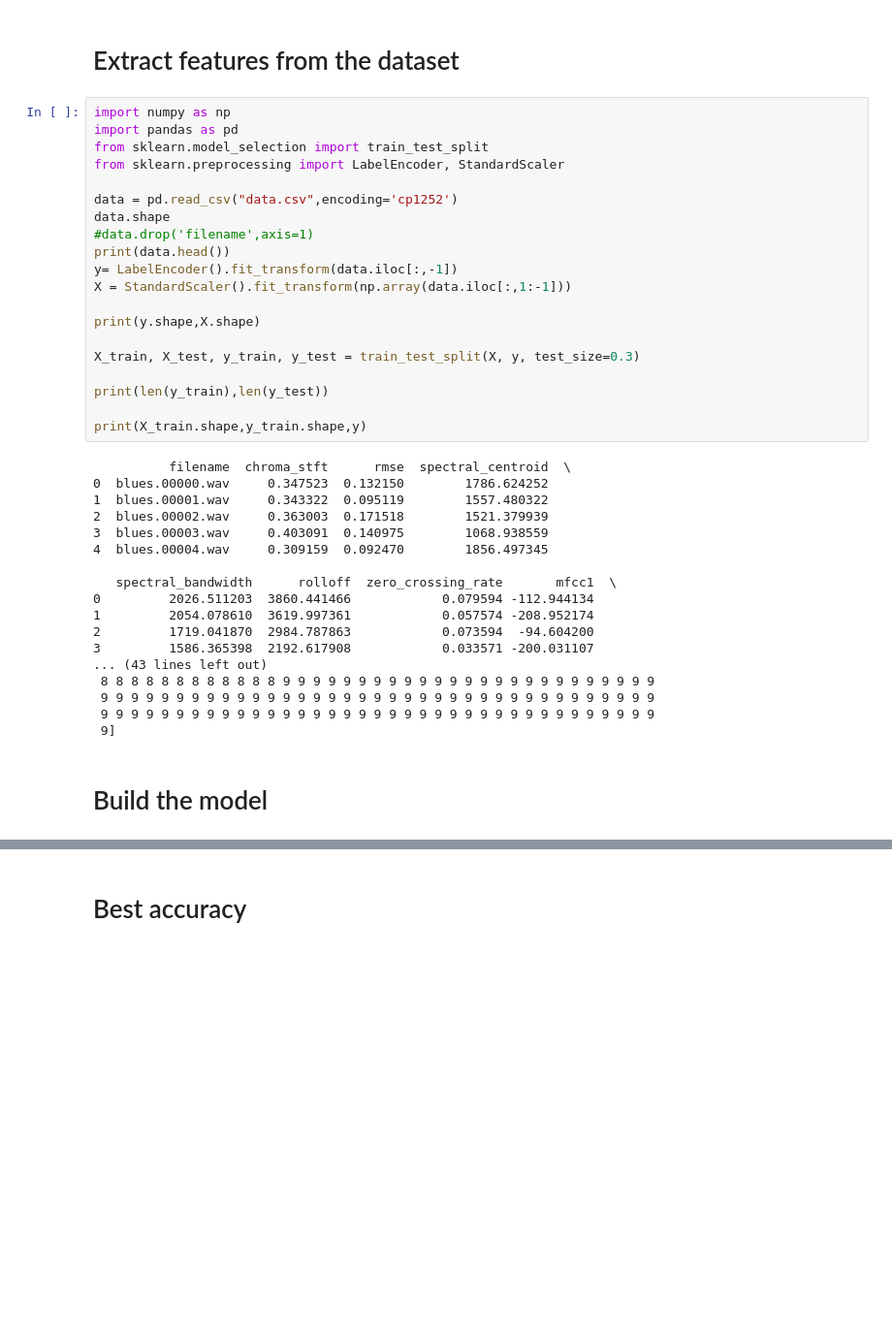
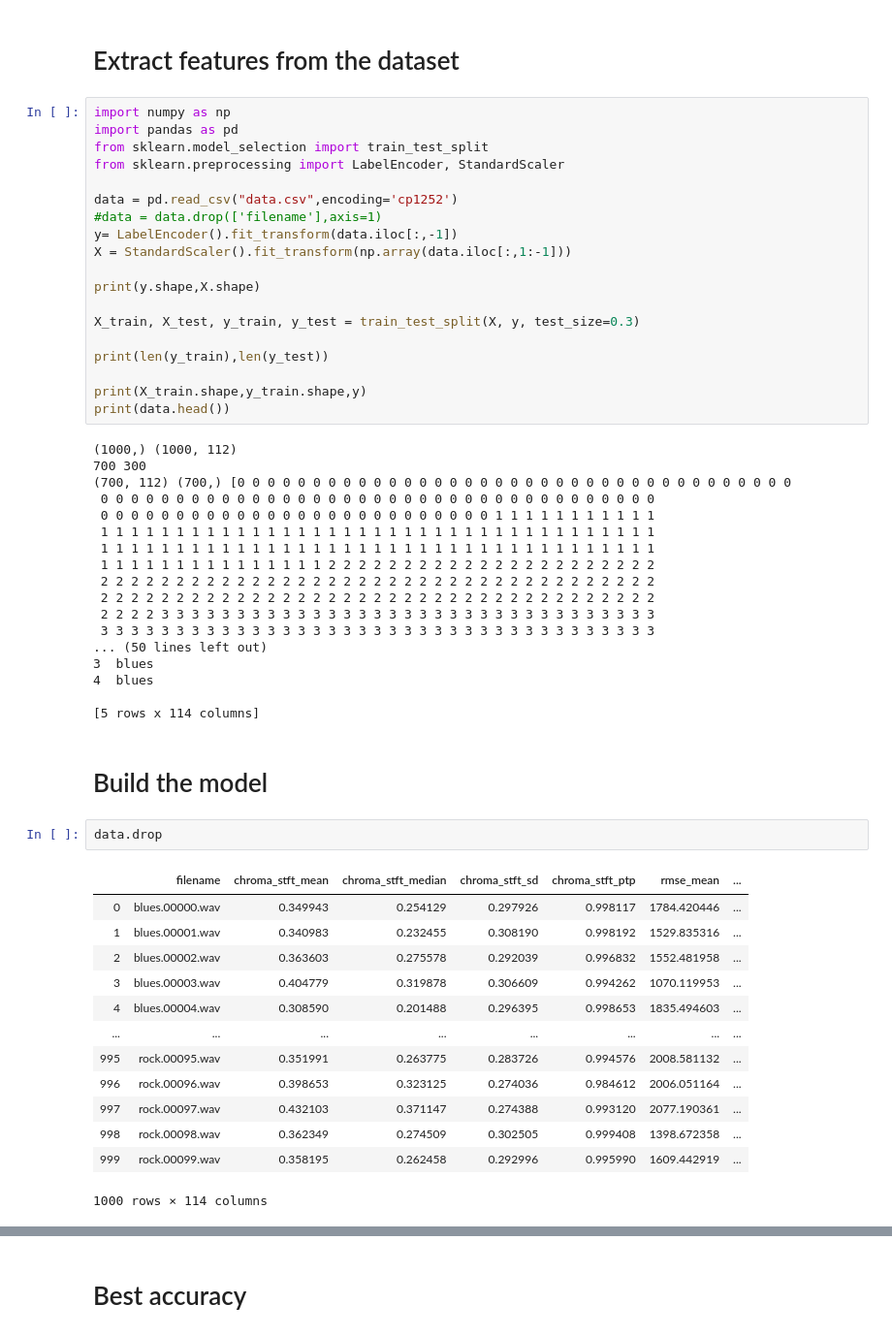
Before and after one commit to rohanbojja/audient, a Jupyter notebook: build.ipynb, the cells around one changed output, grey strips where cells are left out. Shown: that part at 97% size. Cells and saved outputs as stored; diff of their text form; blank space fills up the shorter version.

```diff
--- a/build.ipynb
+++ b/build.ipynb
@@ -79,9 +168,7 @@ from sklearn.model_selection import train_test_split
 from sklearn.preprocessing import LabelEncoder, StandardScaler
 
 data = pd.read_csv("data.csv",encoding='cp1252')
-data.shape
-#data.drop('filename',axis=1)
-print(data.head())
+#data = data.drop(['filename'],axis=1)
 y= LabelEncoder().fit_transform(data.iloc[:,-1])
 X = StandardScaler().fit_transform(np.array(data.iloc[:,1:-1]))
 
@@ -92,26 +179,43 @@ X_train, X_test, y_train, y_test = train_test_split(X, y, test_size=0.3)
 print(len(y_train),len(y_test))
 
 print(X_train.shape,y_train.shape,y)
+print(data.head())
 # %% [output]
-          filename  chroma_stft      rmse  spectral_centroid  \
-0  blues.00000.wav     0.347523  0.132150        1786.624252
-1  blues.00001.wav     0.343322  0.095119        1557.480322
-2  blues.00002.wav     0.363003  0.171518        1521.379939
-3  blues.00003.wav     0.403091  0.140975        1068.938559
-4  blues.00004.wav     0.309159  0.092470        1856.497345
+(1000,) (1000, 112)
+700 300
+(700, 112) (700,) [0 0 0 0 0 0 0 0 0 0 0 0 0 0 0 0 0 0 0 0 0 0 0 0 0 0 0 0 0 0 0 0 0 0 0 0 0
+ 0 0 0 0 0 0 0 0 0 0 0 0 0 0 0 0 0 0 0 0 0 0 0 0 0 0 0 0 0 0 0 0 0 0 0 0 0
+ 0 0 0 0 0 0 0 0 0 0 0 0 0 0 0 0 0 0 0 0 0 0 0 0 0 0 1 1 1 1 1 1 1 1 1 1 1
+ 1 1 1 1 1 1 1 1 1 1 1 1 1 1 1 1 1 1 1 1 1 1 1 1 1 1 1 1 1 1 1 1 1 1 1 1 1
+ 1 1 1 1 1 1 1 1 1 1 1 1 1 1 1 1 1 1 1 1 1 1 1 1 1 1 1 1 1 1 1 1 1 1 1 1 1
+ 1 1 1 1 1 1 1 1 1 1 1 1 1 1 1 2 2 2 2 2 2 2 2 2 2 2 2 2 2 2 2 2 2 2 2 2 2
+ 2 2 2 2 2 2 2 2 2 2 2 2 2 2 2 2 2 2 2 2 2 2 2 2 2 2 2 2 2 2 2 2 2 2 2 2 2
+ 2 2 2 2 2 2 2 2 2 2 2 2 2 2 2 2 2 2 2 2 2 2 2 2 2 2 2 2 2 2 2 2 2 2 2 2 2
+ 2 2 2 2 3 3 3 3 3 3 3 3 3 3 3 3 3 3 3 3 3 3 3 3 3 3 3 3 3 3 3 3 3 3 3 3 3
+ 3 3 3 3 3 3 3 3 3 3 3 3 3 3 3 3 3 3 3 3 3 3 3 3 3 3 3 3 3 3 3 3 3 3 3 3 3
+... (50 lines left out)
+3  blues
+4  blues
 
-   spectral_bandwidth      rolloff  zero_crossing_rate       mfcc1  \
-0         2026.511203  3860.441466            0.079594 -112.944134
-1         2054.078610  3619.997361            0.057574 -208.952174
-2         1719.041870  2984.787863            0.073594  -94.604200
-3         1586.365398  2192.617908            0.033571 -200.031107
-... (43 lines left out)
- 8 8 8 8 8 8 8 8 8 8 8 8 9 9 9 9 9 9 9 9 9 9 9 9 9 9 9 9 9 9 9 9 9 9 9 9 9
- 9 9 9 9 9 9 9 9 9 9 9 9 9 9 9 9 9 9 9 9 9 9 9 9 9 9 9 9 9 9 9 9 9 9 9 9 9
- 9 9 9 9 9 9 9 9 9 9 9 9 9 9 9 9 9 9 9 9 9 9 9 9 9 9 9 9 9 9 9 9 9 9 9 9 9
- 9]
+[5 rows x 114 columns]
 # %% [markdown]
 # Build the model
+# %%
+data.drop
+# %% [output]
+|  | filename | chroma_stft_mean | chroma_stft_median | chroma_stft_sd | chroma_stft_ptp | rmse_mean | ... |
+| 0 | blues.00000.wav | 0.349943 | 0.254129 | 0.297926 | 0.998117 | 1784.420446 | ... |
+| 1 | blues.00001.wav | 0.340983 | 0.232455 | 0.308190 | 0.998192 | 1529.835316 | ... |
+| 2 | blues.00002.wav | 0.363603 | 0.275578 | 0.292039 | 0.996832 | 1552.481958 | ... |
+| 3 | blues.00003.wav | 0.404779 | 0.319878 | 0.306609 | 0.994262 | 1070.119953 | ... |
+| 4 | blues.00004.wav | 0.308590 | 0.201488 | 0.296395 | 0.998653 | 1835.494603 | ... |
+| ... | ... | ... | ... | ... | ... | ... | ... |
+| 995 | rock.00095.wav | 0.351991 | 0.263775 | 0.283726 | 0.994576 | 2008.581132 | ... |
+| 996 | rock.00096.wav | 0.398653 | 0.323125 | 0.274036 | 0.984612 | 2006.051164 | ... |
+| 997 | rock.00097.wav | 0.432103 | 0.371147 | 0.274388 | 0.993120 | 2077.190361 | ... |
+| 998 | rock.00098.wav | 0.362349 | 0.274509 | 0.302505 | 0.999408 | 1398.672358 | ... |
+| 999 | rock.00099.wav | 0.358195 | 0.262458 | 0.292996 | 0.995990 | 1609.442919 | ... |
+1000 rows × 114 columns
 # %%
 #The test model
 import tensorflow as tf
```
Also changed, not shown: parts of 13 cells of this notebook, 23 other files.
